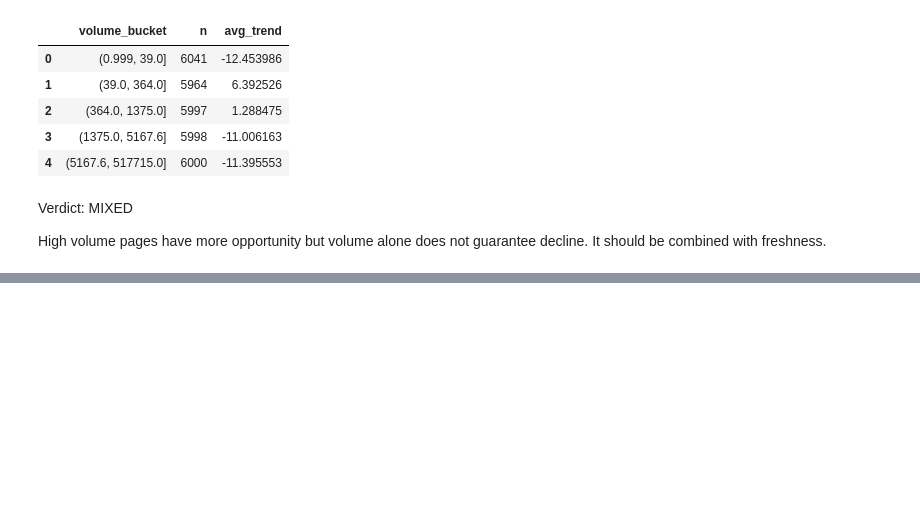
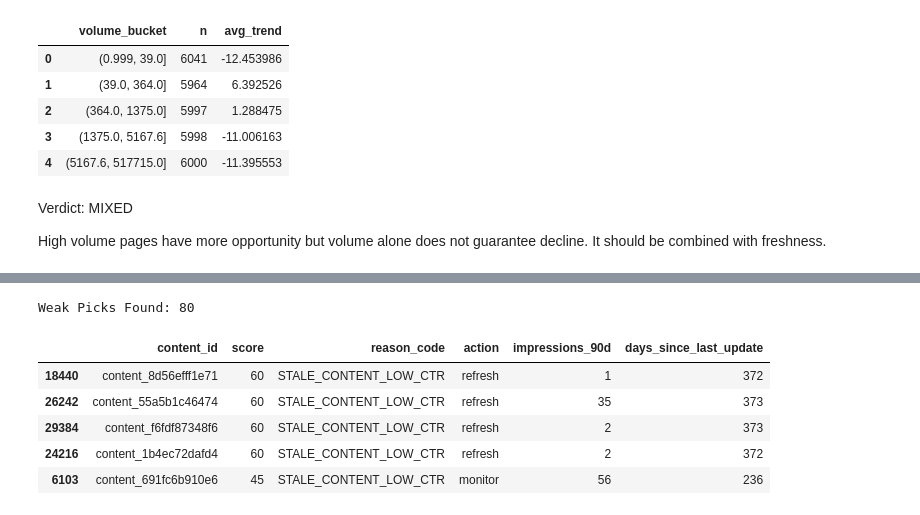
Before and after one commit to ZRARAKBAR/flyrank-ml-internship, a Jupyter notebook: work/notebooks/w04_baseline_score.ipynb, the cells around one changed output, grey strips where cells are left out. Saved outputs shown, nothing was run; the diff lists cells and outputs as text; code cells hidden in the pictures; blank space fills up the shorter version.

```diff
--- a/work/notebooks/w04_baseline_score.ipynb
+++ b/work/notebooks/w04_baseline_score.ipynb
@@ -297 +383,31 @@ top20
+# %%
+weak_picks = queue.head(100)[
+    (
+        queue.head(100)["impressions_90d"] < 100
+    ) |
+    (
+        queue.head(100)["word_count"] < 100
+    )
+]
+
+print("Weak Picks Found:", len(weak_picks))
+
+weak_picks[
+    [
+        "content_id",
+        "score",
+        "reason_code",
+        "action",
+        "impressions_90d",
+        "days_since_last_update"
+    ]
+].head()
+# %% [output]
+Weak Picks Found: 80
+|  | content_id | score | reason_code | action | impressions_90d | days_since_last_update |
+| 18440 | content_8d56efff1e71 | 60 | STALE_CONTENT_LOW_CTR | refresh | 1 | 372 |
+| 26242 | content_55a5b1c46474 | 60 | STALE_CONTENT_LOW_CTR | refresh | 35 | 373 |
+| 29384 | content_f6fdf87348f6 | 60 | STALE_CONTENT_LOW_CTR | refresh | 2 | 373 |
+| 24216 | content_1b4ec72dafd4 | 60 | STALE_CONTENT_LOW_CTR | refresh | 2 | 372 |
+| 6103 | content_691fc6b910e6 | 45 | STALE_CONTENT_LOW_CTR | monitor | 56 | 236 |
 # %%
```
Also changed, not shown: parts of 19 cells of this notebook.
